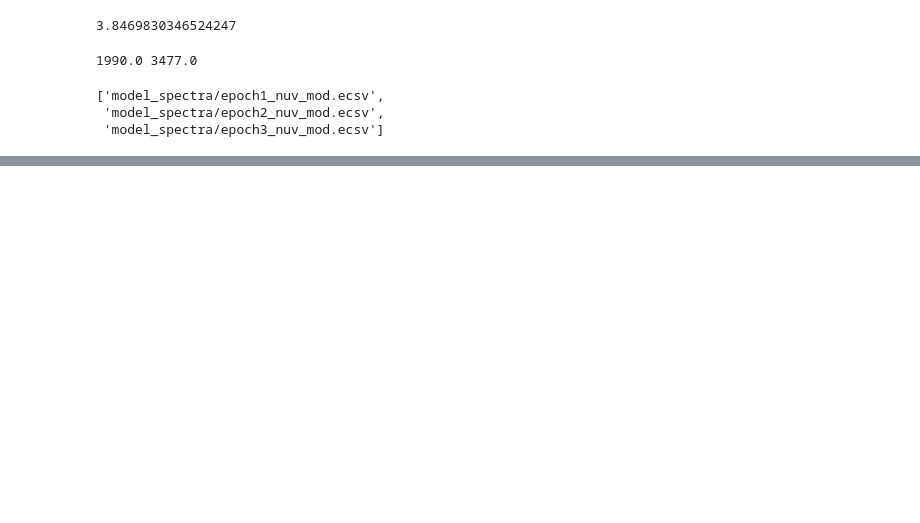
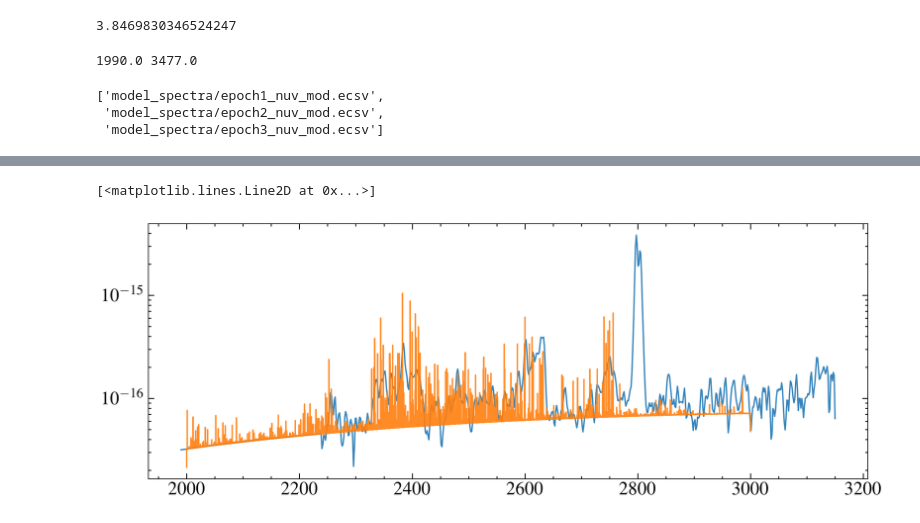
Before and after one commit to davidjwilson/SEDs, a Jupyter notebook: trappist-1/hst_photometry/science2.ipynb, the cells around one changed output, grey strips where cells are left out. Drawn from its saved outputs; the diff is of its cells as text; code cells hidden in the pictures; blank space fills up the shorter version.

```diff
--- a/trappist-1/hst_photometry/science2.ipynb
+++ b/trappist-1/hst_photometry/science2.ipynb
@@ -1098,0 +1213,24 @@ for i, mod in enumerate(mods):
+# %%
+fig, ax = plt.subplots()
+
+ax.plot(wprox, fprox, label = 'LHS 2686 (scaled)', c='C0', alpha =0.9)
+#
+
+fmod = (f_fei*0.3e-20) + bb_fe
+
+# fmod = convolve(fmod, Gaussian1DKernel(3))
+fmod = convolve(fmod, Box1DKernel(3))
+
+# ax.plot(w_fe, intens_s*0.5e-20, alpha=0.7)
+
+ax.set_yscale('log')
+
+# ax.step(wn, fn, where='mid')
+
+
+bb_fe = bb_fit(w_fe)
+
+ax.plot(w_fe,fmod , alpha=0.9, c='C1')
+# %% [output]
+[<matplotlib.lines.Line2D at 0x...>]
+[figure, added]
```
Also changed, not shown: parts of 16 cells of this notebook, 16 other files.
